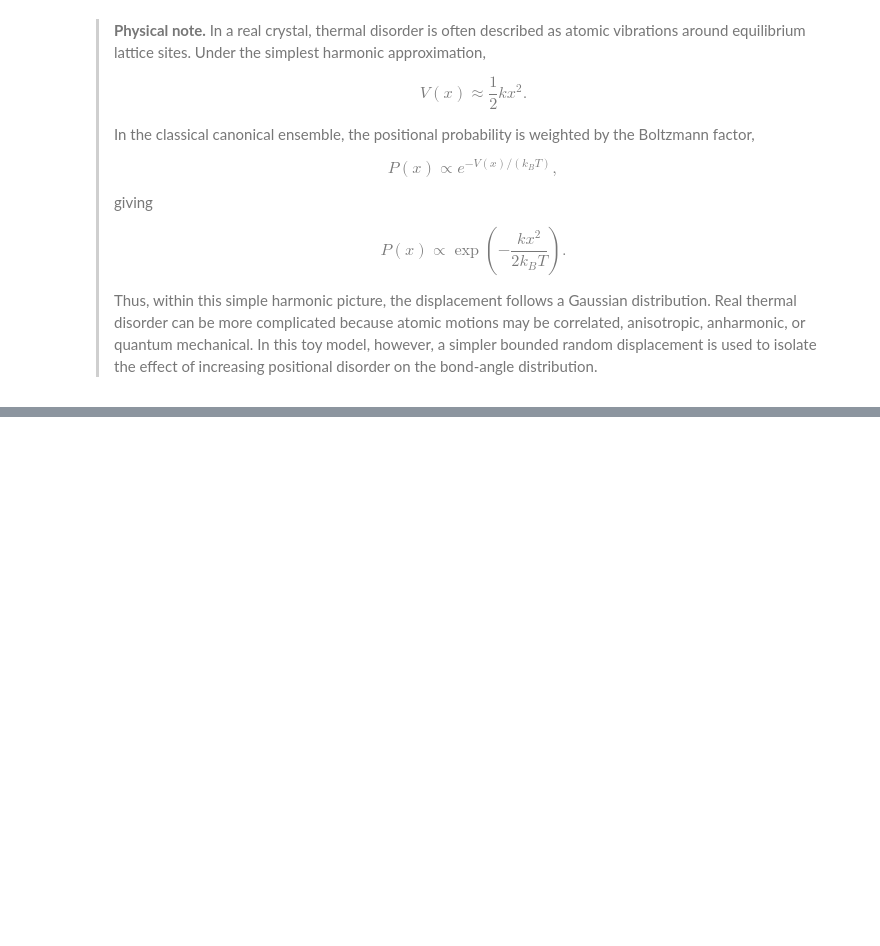
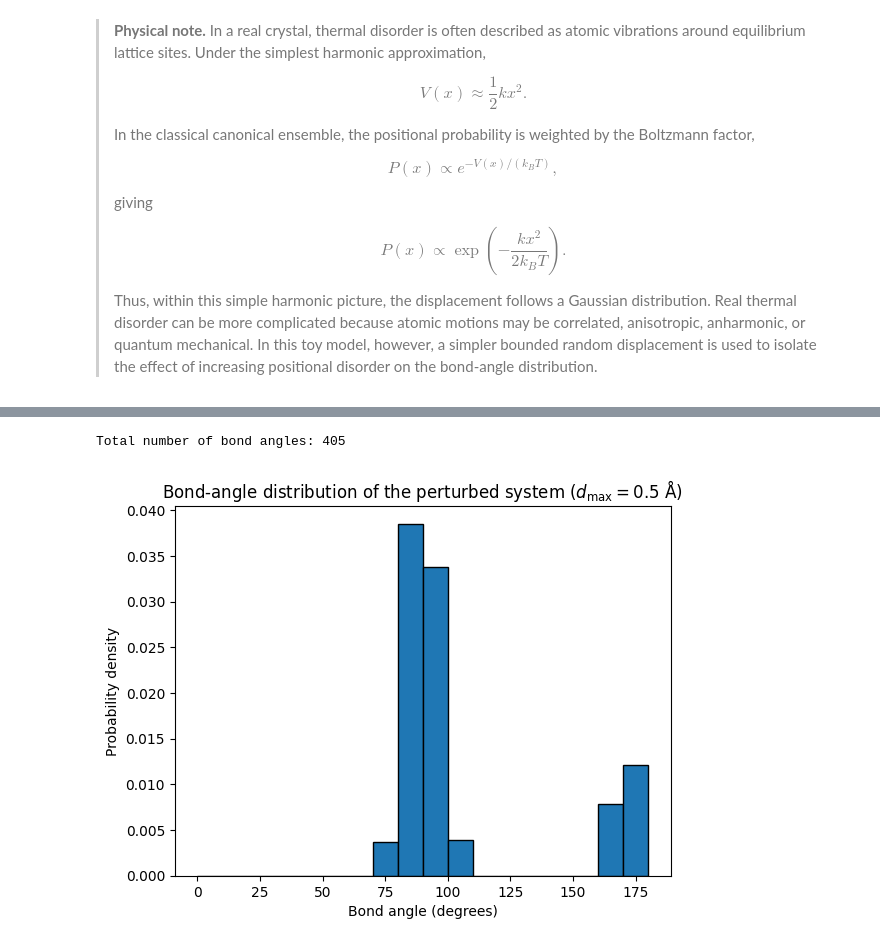
Before and after one commit to Jiaxuan-W41/Computational_Practice_MSc, a Jupyter notebook: Periodic_Atomic_structure/Bond_Angel_Distribution_for_periodic_systems.ipynb, the cells around one changed output, grey strips where cells are left out. Saved outputs shown, nothing was run; the diff lists cells and outputs as text; code cells hidden in the pictures; blank space fills up the shorter version.

```diff
--- a/Periodic_Atomic_structure/Bond_Angel_Distribution_for_periodic_systems.ipynb
+++ b/Periodic_Atomic_structure/Bond_Angel_Distribution_for_periodic_systems.ipynb
@@ -711,0 +950,35 @@ The parameter $d_{\max}$ therefore controls the strength of the positional disor
+# %%
+all_angles_perturbed_0_5 = []
+
+for center_idx in range(len(perturbed_positions_0_5)):
+
+    neighbors = find_neighbors_brute_force(
+        positions=perturbed_positions_0_5,
+        center_idx=center_idx,
+        cutoff=cutoff,
+        cell=cell
+    )
+
+    angles = calculate_bond_angles(neighbors)
+    all_angles_perturbed_0_5.extend(angles)
+
+all_angles_perturbed_0_5 = np.array(all_angles_perturbed_0_5)
+
+print(f"Total number of bond angles: {len(all_angles_perturbed_0_5)}")
+# %% [output]
+Total number of bond angles: 405
+# %%
+plt.hist(
+    all_angles_perturbed_0_5,
+    bins=np.arange(0, 190, 10),
+    density=True,
+    edgecolor="black"
+)
+
+plt.xlabel("Bond angle (degrees)")
+plt.ylabel("Probability density")
+plt.title(r"Bond-angle distribution of the perturbed system ($d_{\max}=0.5$ Å)")
+
+plt.show()
+# %% [output]
+[figure, added]
```
Also changed, not shown: parts of 14 cells of this notebook.
